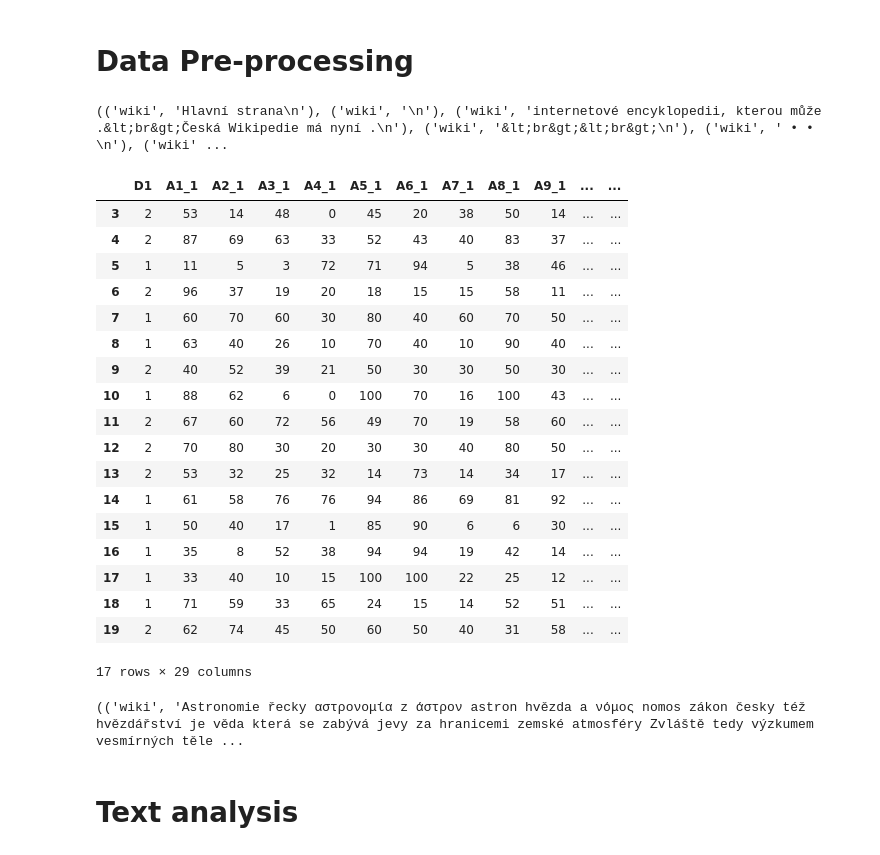
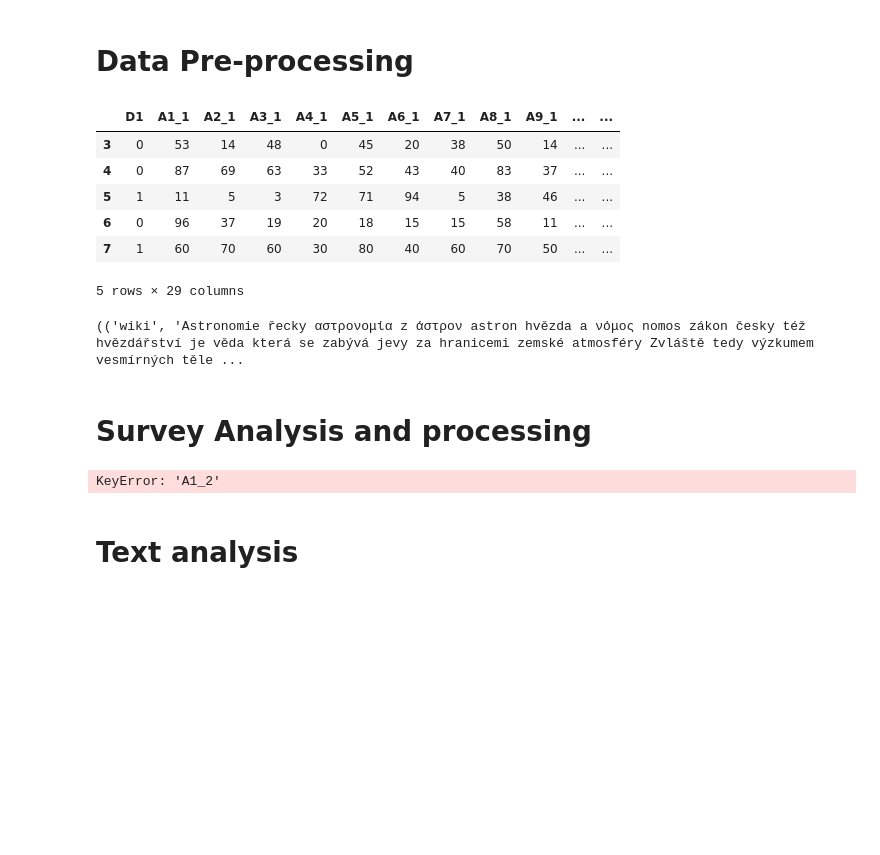
Before and after one commit to vk4444/DATA301_Project, a Jupyter notebook: code.ipynb, the cells around one changed output. Saved outputs shown, nothing was run; the diff lists cells and outputs as text; code cells hidden in the pictures; blank space fills up the shorter version.

Commit message:
survey data loads in correct format

```diff
--- a/code.ipynb
+++ b/code.ipynb
@@ -239,7 +240,7 @@ wiki = (
     .map(lambda x: ('wiki', x))
 )
 
-survey_anonymized = ddf.read_csv('https://raw.githubusercontent.com/vk4444/DATA301_Project/main/survey/anonymized_data.csv')
+survey_anonymized = ddf.read_csv('https://raw.githubusercontent.com/vk4444/DATA301_Project/main/survey/anonymized_data.csv', na_values=['<NA>'])
 
 all_text = db.concat([wiki, books])
 # %%
@@ -312,10 +315,5 @@ def remove_non_ending_stops(text) -> str:
-# %%
-# look at the first few items
-print(all_text.take(15))
-# %% [output]
-(('wiki', 'Hlavní strana\n'), ('wiki', '\n'), ('wiki', 'internetové encyklopedii, kterou může .&lt;br&gt;Česká Wikipedie má nyní .\n'), ('wiki', '&lt;br&gt;&lt;br&gt;\n'), ('wiki', ' • • \n'), ('wiki' ...
 # %%
-# @title Text Pre-Processing Pipeline
+# @title Pre-Processing Pipelines
 
 # clean the text pipeline
 expr_to_clean = ['\n', '\r', ',', '-', '–', '—', ';', '“', '0', '1', '2', '3', '4', '5', '6','7','8','9','\x02', '(', ')', '„', '•', '&ltbr', '&gt']
@@ -332,35 +330,35 @@ pre_processed_text = (
 
 # survey data preprocessing pipeline
 pre_processed_survey = (survey_anonymized.loc[:, 'D1':'A28_1'] # responses to the questions
-                        [survey_anonymized['Finished'] == '1'] # only those participants who have finished the survey
+                        [survey_anonymized['Finished'] == 'True'] # only those participants who have finished the survey
                         [survey_anonymized['DistributionChannel'] == 'anonymous'] # only production distribution of the survey (excludes previews)
                         )
+pre_processed_survey['D1'] = pre_processed_survey['D1'].replace({'Yes': '1', 'No': '0'})
+pre_processed_survey = pre_processed_survey.map_partitions(lambda df: df.astype("int32", errors='ignore'))
 # %%
-pre_processed_survey.compute()
+pre_processed_survey.head()
 # %% [output]
 |  | D1 | A1_1 | A2_1 | A3_1 | A4_1 | A5_1 | A6_1 | A7_1 | A8_1 | A9_1 | ... | ... |
-| 3 | 2 | 53 | 14 | 48 | 0 | 45 | 20 | 38 | 50 | 14 | ... | ... |
-| 4 | 2 | 87 | 69 | 63 | 33 | 52 | 43 | 40 | 83 | 37 | ... | ... |
+| 3 | 0 | 53 | 14 | 48 | 0 | 45 | 20 | 38 | 50 | 14 | ... | ... |
+| 4 | 0 | 87 | 69 | 63 | 33 | 52 | 43 | 40 | 83 | 37 | ... | ... |
 | 5 | 1 | 11 | 5 | 3 | 72 | 71 | 94 | 5 | 38 | 46 | ... | ... |
-| 6 | 2 | 96 | 37 | 19 | 20 | 18 | 15 | 15 | 58 | 11 | ... | ... |
+| 6 | 0 | 96 | 37 | 19 | 20 | 18 | 15 | 15 | 58 | 11 | ... | ... |
 | 7 | 1 | 60 | 70 | 60 | 30 | 80 | 40 | 60 | 70 | 50 | ... | ... |
-| 8 | 1 | 63 | 40 | 26 | 10 | 70 | 40 | 10 | 90 | 40 | ... | ... |
-| 9 | 2 | 40 | 52 | 39 | 21 | 50 | 30 | 30 | 50 | 30 | ... | ... |
-| 10 | 1 | 88 | 62 | 6 | 0 | 100 | 70 | 16 | 100 | 43 | ... | ... |
-| 11 | 2 | 67 | 60 | 72 | 56 | 49 | 70 | 19 | 58 | 60 | ... | ... |
-| 12 | 2 | 70 | 80 | 30 | 20 | 30 | 30 | 40 | 80 | 50 | ... | ... |
-| 13 | 2 | 53 | 32 | 25 | 32 | 14 | 73 | 14 | 34 | 17 | ... | ... |
-| 14 | 1 | 61 | 58 | 76 | 76 | 94 | 86 | 69 | 81 | 92 | ... | ... |
-| 15 | 1 | 50 | 40 | 17 | 1 | 85 | 90 | 6 | 6 | 30 | ... | ... |
-| 16 | 1 | 35 | 8 | 52 | 38 | 94 | 94 | 19 | 42 | 14 | ... | ... |
-| 17 | 1 | 33 | 40 | 10 | 15 | 100 | 100 | 22 | 25 | 12 | ... | ... |
-| 18 | 1 | 71 | 59 | 33 | 65 | 24 | 15 | 14 | 52 | 51 | ... | ... |
-| 19 | 2 | 62 | 74 | 45 | 50 | 60 | 50 | 40 | 31 | 58 | ... | ... |
-17 rows × 29 columns
+5 rows × 29 columns
 # %%
 print(pre_processed_text.take(5))
 # %% [output]
 (('wiki', 'Astronomie řecky αστρονομία z άστρον astron hvězda a νόμος nomos zákon česky též hvězdářství je věda která se zabývá jevy za hranicemi zemské atmosféry Zvláště tedy výzkumem vesmírných těle ...
+# %% [markdown]
+# Survey Analysis and processing
+# %%
+# statistics = ddf.DataFrame({
+#     "mean": pre_processed_survey.mean(axis=1)
+# })
+
+pre_processed_survey['A1_2'].mean(axis=1)
+# %% [output]
+KeyError: 'A1_2'
 # %% [markdown]
 # Text analysis
 # %%
```
Also changed, not shown: parts of 6 cells of this notebook.
